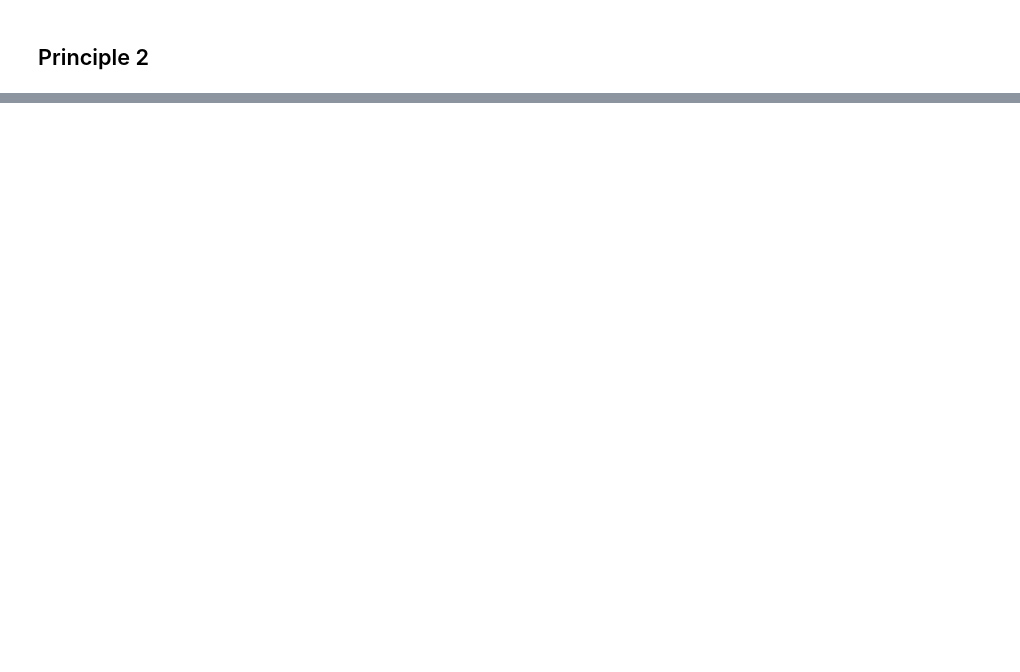
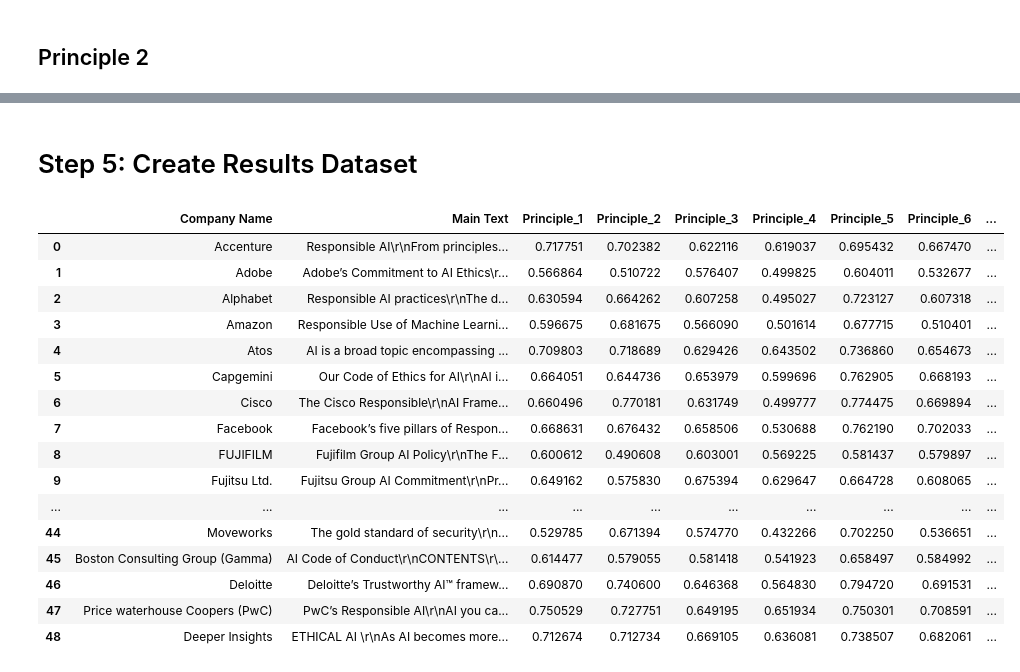
Before and after one commit to Kensuzuki95/Corporate_AI_Ethics_Guideline_Analysis, a Jupyter notebook: Document_Analysis.ipynb, the cells around one changed output, grey strips where cells are left out. Saved outputs shown, nothing was run; the diff lists cells and outputs as text; code cells hidden in the pictures; blank space fills up the shorter version.

Commit message:
Produced Results

```diff
--- a/Document_Analysis.ipynb
+++ b/Document_Analysis.ipynb
@@ -254,0 +339,4 @@ See the caveats in the documentation: https://pandas.pydata.org/pandas-docs/stab
+# %%
+# Product Similarity Score of all documents to Principle #9
+results_9 = similarity_score(principle_number = 9)
+#results_9
@@ -254,0 +346,6 @@ See the caveats in the documentation: https://pandas.pydata.org/pandas-docs/stab
+# %%
+# Create a new column storing the results in the Dataset
+similarity_data['Principle_9'] = results_9
+similarity_data = similarity_data.loc[:,~similarity_data.T.duplicated(keep='first')]
+#similarity_data.head()
+#similarity_data.info()
@@ -254,0 +354,4 @@ See the caveats in the documentation: https://pandas.pydata.org/pandas-docs/stab
+# %%
+# Product Similarity Score of all documents to Principle #10
+results_10 = similarity_score(principle_number = 10)
+#results_10
@@ -254,0 +362,28 @@ See the caveats in the documentation: https://pandas.pydata.org/pandas-docs/stab
+# %%
+# Create a new column storing the results in the Dataset
+similarity_data['Principle_10'] = results_10
+similarity_data = similarity_data.loc[:,~similarity_data.T.duplicated(keep='first')]
+#similarity_data.head()
+#similarity_data.info()
+# %% [markdown]
+# Step 5: Create Results Dataset
+# %%
+similarity_data
+# %% [output]
+|  | Company Name | Main Text | Principle_1 | Principle_2 | Principle_3 | Principle_4 | Principle_5 | Principle_6 | ... |
+| 0 | Accenture | Responsible AI\r\nFrom principles... | 0.717751 | 0.702382 | 0.622116 | 0.619037 | 0.695432 | 0.667470 | ... |
+| 1 | Adobe | Adobe’s Commitment to AI Ethics\r... | 0.566864 | 0.510722 | 0.576407 | 0.499825 | 0.604011 | 0.532677 | ... |
+| 2 | Alphabet | Responsible AI practices\r\nThe d... | 0.630594 | 0.664262 | 0.607258 | 0.495027 | 0.723127 | 0.607318 | ... |
+| 3 | Amazon | Responsible Use of Machine Learni... | 0.596675 | 0.681675 | 0.566090 | 0.501614 | 0.677715 | 0.510401 | ... |
+| 4 | Atos | AI is a broad topic encompassing ... | 0.709803 | 0.718689 | 0.629426 | 0.643502 | 0.736860 | 0.654673 | ... |
+| 5 | Capgemini | Our Code of Ethics for AI\r\nAI i... | 0.664051 | 0.644736 | 0.653979 | 0.599696 | 0.762905 | 0.668193 | ... |
+| 6 | Cisco | The Cisco Responsible\r\nAI Frame... | 0.660496 | 0.770181 | 0.631749 | 0.499777 | 0.774475 | 0.669894 | ... |
+| 7 | Facebook | Facebook’s five pillars of Respon... | 0.668631 | 0.676432 | 0.658506 | 0.530688 | 0.762190 | 0.702033 | ... |
+| 8 | FUJIFILM | Fujifilm Group AI Policy\r\nThe F... | 0.600612 | 0.490608 | 0.603001 | 0.569225 | 0.581437 | 0.579897 | ... |
+| 9 | Fujitsu Ltd. | Fujitsu Group AI Commitment\r\nPr... | 0.649162 | 0.575830 | 0.675394 | 0.629647 | 0.664728 | 0.608065 | ... |
+| ... | ... | ... | ... | ... | ... | ... | ... | ... | ... |
+| 44 | Moveworks | The gold standard of security\r\n... | 0.529785 | 0.671394 | 0.574770 | 0.432266 | 0.702250 | 0.536651 | ... |
+| 45 | Boston Consulting Group (Gamma) | AI Code of Conduct\r\nCONTENTS\r\... | 0.614477 | 0.579055 | 0.581418 | 0.541923 | 0.658497 | 0.584992 | ... |
+| 46 | Deloitte | Deloitte’s Trustworthy AI™ framew... | 0.690870 | 0.740600 | 0.646368 | 0.564830 | 0.794720 | 0.691531 | ... |
+| 47 | Price waterhouse Coopers (PwC) | PwC’s Responsible AI\r\nAI you ca... | 0.750529 | 0.727751 | 0.649195 | 0.651934 | 0.750301 | 0.708591 | ... |
+| 48 | Deeper Insights | ETHICAL AI \r\nAs AI becomes more... | 0.712674 | 0.712734 | 0.669105 | 0.636081 | 0.738507 | 0.682061 | ... |
```
Also changed, not shown: parts of 36 cells of this notebook.
